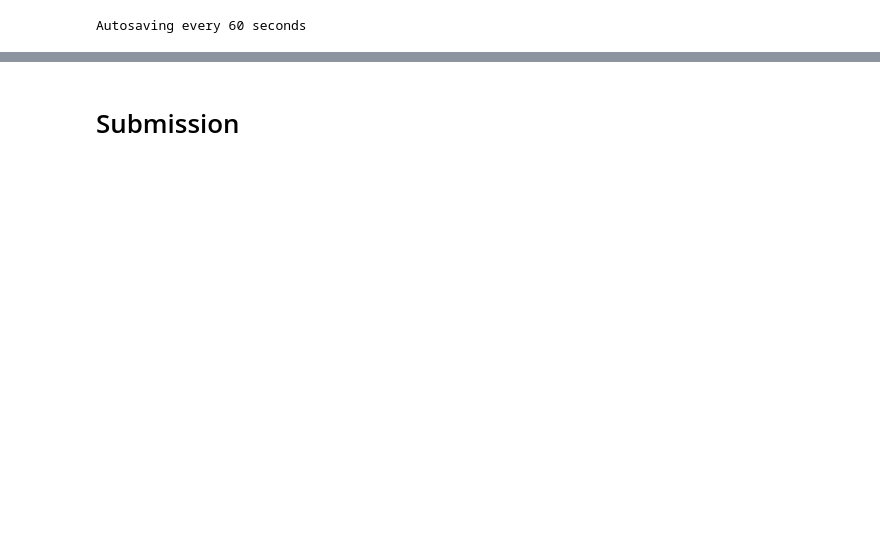
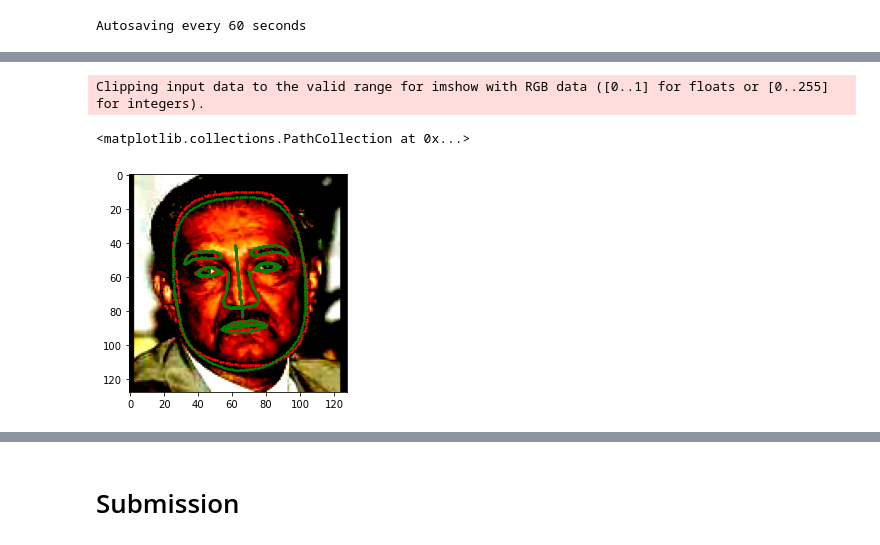
Before and after one commit to Ilyua/cv_made, a Jupyter notebook: contest1/Untitled.ipynb, the cells around one changed output, grey strips where cells are left out. Cells and saved outputs as stored; diff of their text form; code cells hidden in the pictures; blank space fills up the shorter version.

```diff
--- a/contest1/Untitled.ipynb
+++ b/contest1/Untitled.ipynb
@@ -219,0 +172,13 @@ VGG(
+# %%
+os.makedirs("runs", exist_ok=True)
+best_val_loss = np.inf
+for epoch in range(EPOCHS):
+    train_loss = train(model, train_dataloader, loss_fn, optimizer, device,scheduler)
+    val_loss = validate(model, val_dataloader, loss_fn, device=device)
+    print("Epoch #{:2}:\ttrain loss: {:5.2}\tval loss: {:5.2}".format(epoch, train_loss, val_loss))
+    if val_loss < best_val_loss:
+        best_val_loss = val_loss
+        with open(os.path.join("runs", f"{EXP_NAME}_best.pth"), "wb") as fp:
+            torch.save(model.state_dict(), fp)
+
+# 3. predict
@@ -219,0 +247,2 @@ VGG(
+# %%
+sample = train_dataset[idx]
@@ -219,0 +255,2 @@ VGG(
+# %%
+unscaled_predicitons =  model(sample['image'].unsqueeze(dim=0).to(device))[0].cpu().detach()
@@ -219,0 +261,11 @@ VGG(
+# %%
+image = sample['image'].permute(1,2,0)
+landmarks = torch.reshape(sample['landmarks'],(-1,2))
+unscaled_predicitons =torch.reshape(unscaled_predicitons,(-1,2))
+plt.imshow(image)
+plt.scatter(landmarks[:, 0], landmarks[:, 1], s=10, marker='.', c='r')
+plt.scatter(unscaled_predicitons[:, 0], unscaled_predicitons[:, 1], s=10, marker='.', c='g')
+# %% [output]
+Clipping input data to the valid range for imshow with RGB data ([0..1] for floats or [0..255] for integers).
+<matplotlib.collections.PathCollection at 0x...>
+[figure, added]
```
Also changed, not shown: parts of 36 cells of this notebook, 1 other file.
